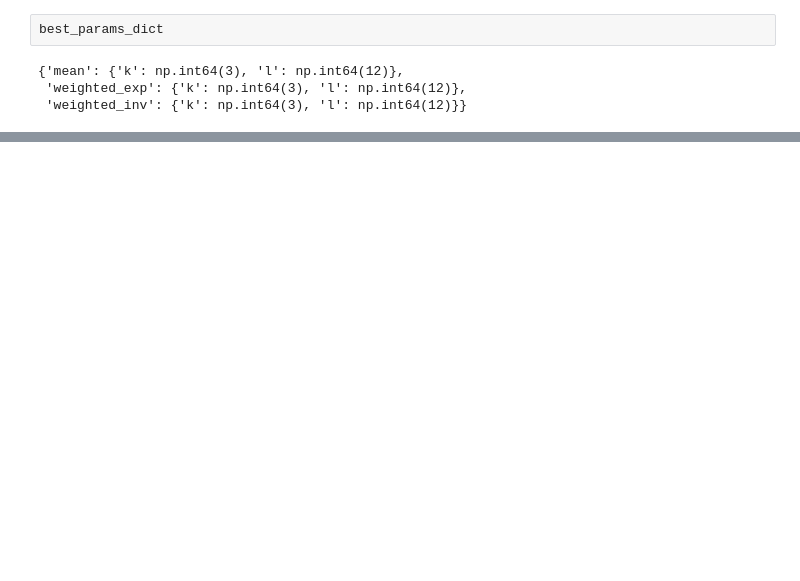
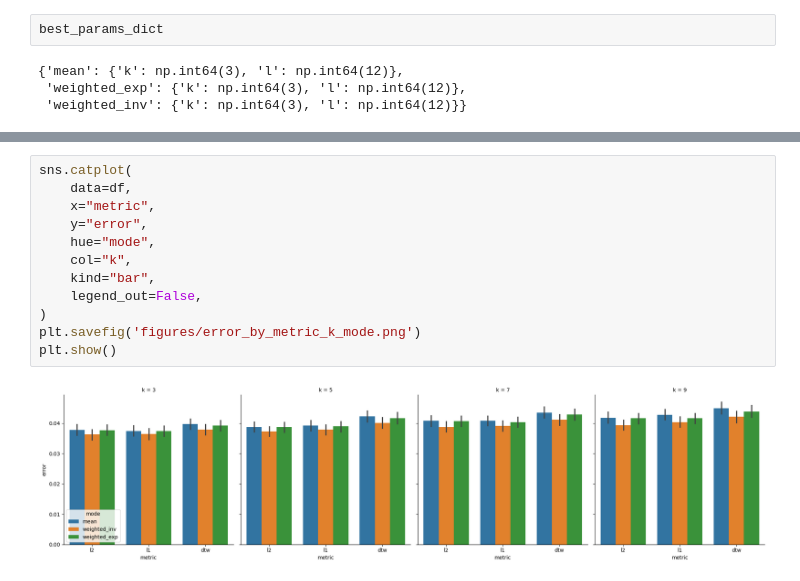
Before and after one commit to EddieFreitag/TSA_Project, a Jupyter notebook: analysis.ipynb, the cells around one changed output, grey strips where cells are left out. Saved outputs shown, nothing was run; the diff lists cells and outputs as text; blank space fills up the shorter version.

```diff
--- a/analysis.ipynb
+++ b/analysis.ipynb
@@ -263,0 +279,14 @@ plt.show()
+# %%
+sns.catplot(
+    data=df,
+    x="metric",
+    y="error",
+    hue="mode",
+    col="k",
+    kind="bar",
+    legend_out=False,
+)
+plt.savefig('figures/error_by_metric_k_mode.png')
+plt.show()
+# %% [output]
+[figure, added]
```
Also changed, not shown: parts of 20 cells of this notebook, 36 other files.
